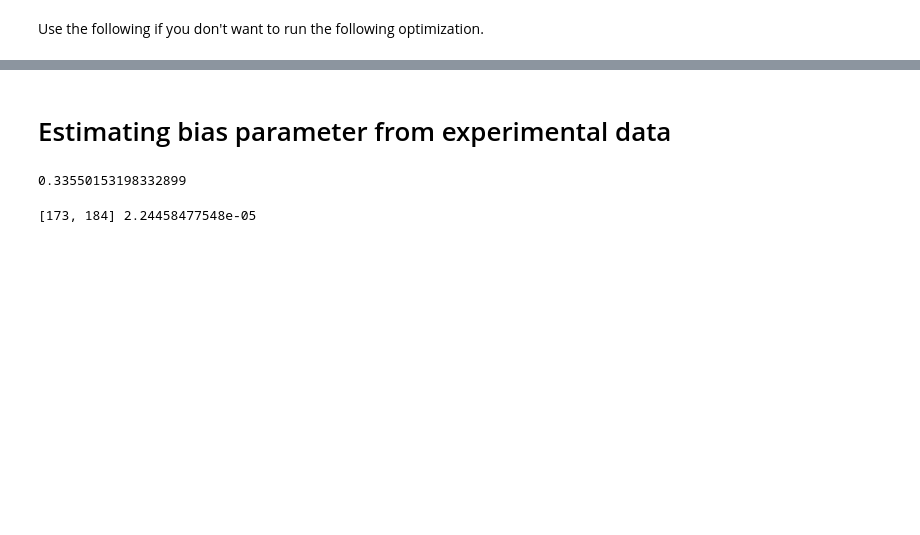
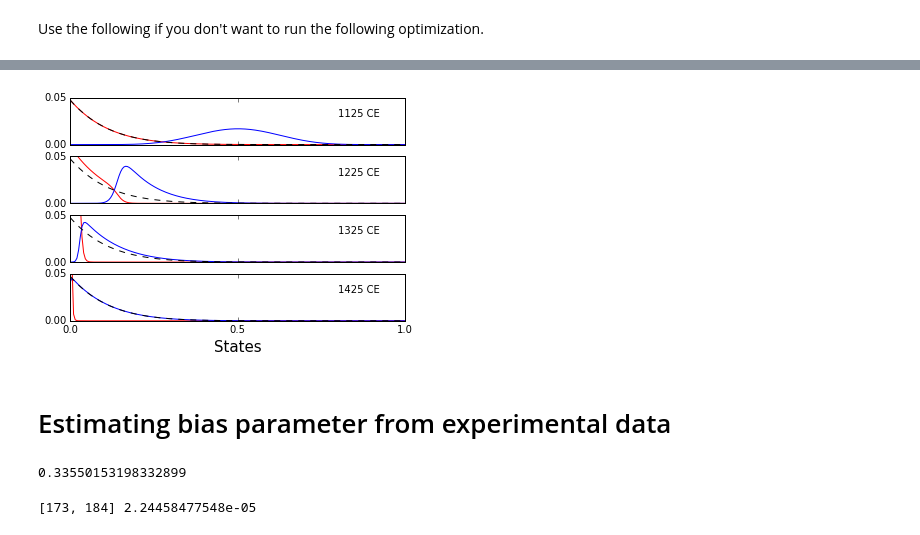
Before and after one commit to christopherahern/dissertation, a Jupyter notebook: code/Ahern-Dissertation-AppendixB.ipynb, the cells around one changed output, grey strips where cells are left out. Cells and saved outputs as stored; diff of their text form; code cells hidden in the pictures; blank space fills up the shorter version.

```diff
--- a/code/Ahern-Dissertation-AppendixB.ipynb
+++ b/code/Ahern-Dissertation-AppendixB.ipynb
@@ -294,4 +406,5 @@ plt.show()
 # %%
+hfont = {'fontname':'Helvetica'}
 # Push-chain
 f, (ax1, ax2, ax3, ax4) = plt.subplots(4, sharex=True, sharey=True)
 i=0
@@ -334,34 +447,37 @@ p_t_m1 = p_ti_m1 / p_m1
 ax3.plot(states, p_t_m1.tolist()[0], 'r')
 p_ti_m2 = np.multiply(X_sol[i,1::2], prior)
 p_m2 =  X_sol[i,1::2] * prior.T
 p_t_m2 = p_ti_m2 / p_m2
 ax3.plot(states, p_t_m2.tolist()[0], 'b')
 ax3.plot(states, prior.tolist()[0], 'k--')
 ax3.text(.8, .03, str(1125+i)+' CE', **hfont)
 #
 i=300
 #plt.subplot(3,3,1)
 p_ti_m1 = np.multiply(X_sol[i,0::2], prior)
 p_m1 =  X_sol[i,0::2] * prior.T
 p_t_m1 = p_ti_m1 / p_m1
 ax4.plot(states, p_t_m1.tolist()[0], 'r')
 p_ti_m2 = np.multiply(X_sol[i,1::2], prior)
 p_m2 =  X_sol[i,1::2] * prior.T
 p_t_m2 = p_ti_m2 / p_m2
 ax4.plot(states, p_t_m2.tolist()[0], 'b')
 ax4.plot(states, prior.tolist()[0], 'k--')
 ax4.text(.8, .03, str(1125+i)+' CE', **hfont)
 #
 f.subplots_adjust(hspace=.25)
 plt.locator_params(nbins=2)
 plt.setp([a.get_xticklabels() for a in f.axes[:-1]], visible=False)
 #
 #plt.ylabel(r'$p(t \mid m)$', fontsize=15, **hfont)
 plt.xlabel('States', fontsize=15, **hfont)
 #
 plt.ylim(0,.05)
-plt.savefig("push_chain.eps", format='eps', dpi=1000)
+plt.savefig("push-chain-free-prior.pdf", format='pdf', dpi=1000)
+#plt.savefig("push_chain.eps", format='eps', dpi=1000)
 plt.show()
+# %% [output]
+[figure, added]
 # %% [markdown]
 # Estimating bias parameter from experimental data
 # %%
```
Also changed, not shown: parts of 10 cells of this notebook, 5 other files.
